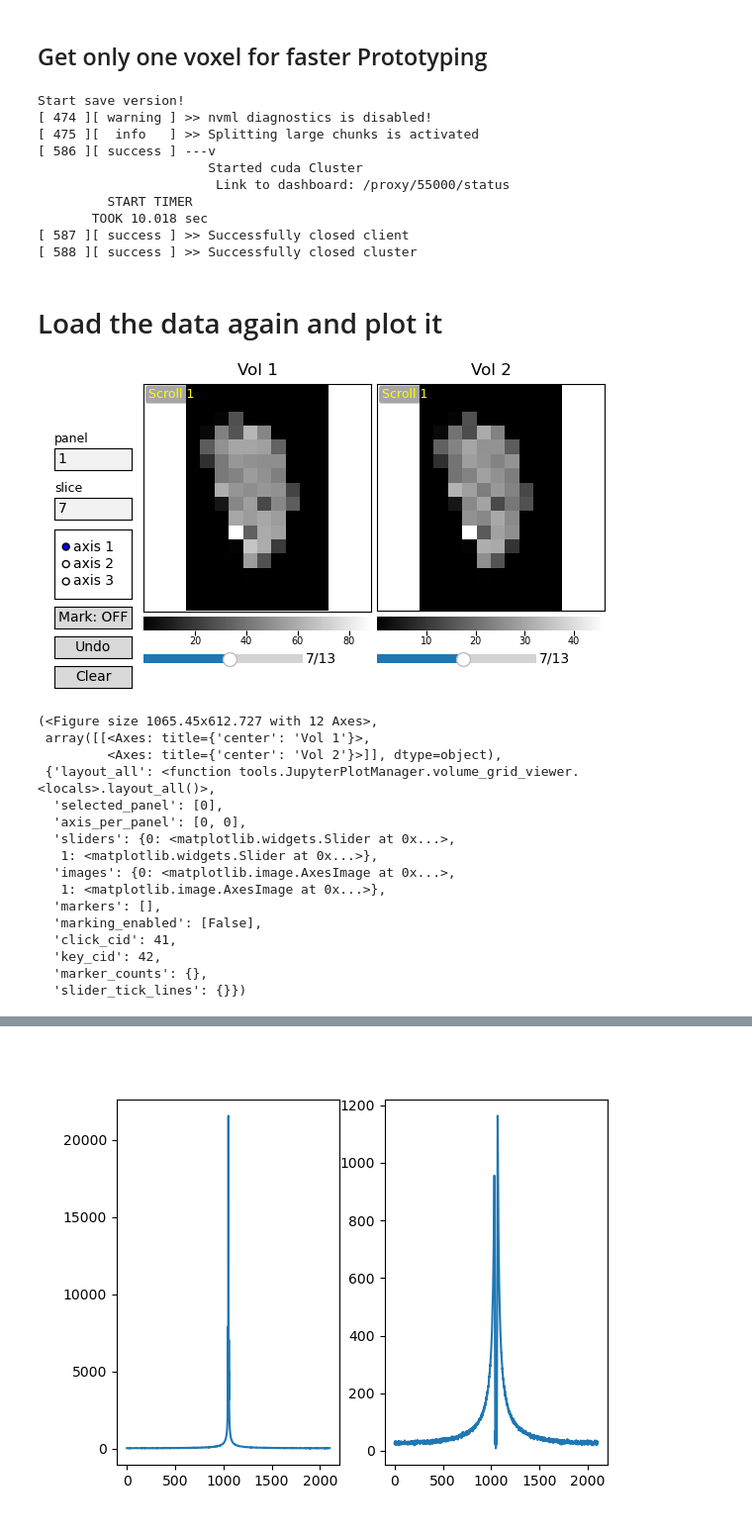
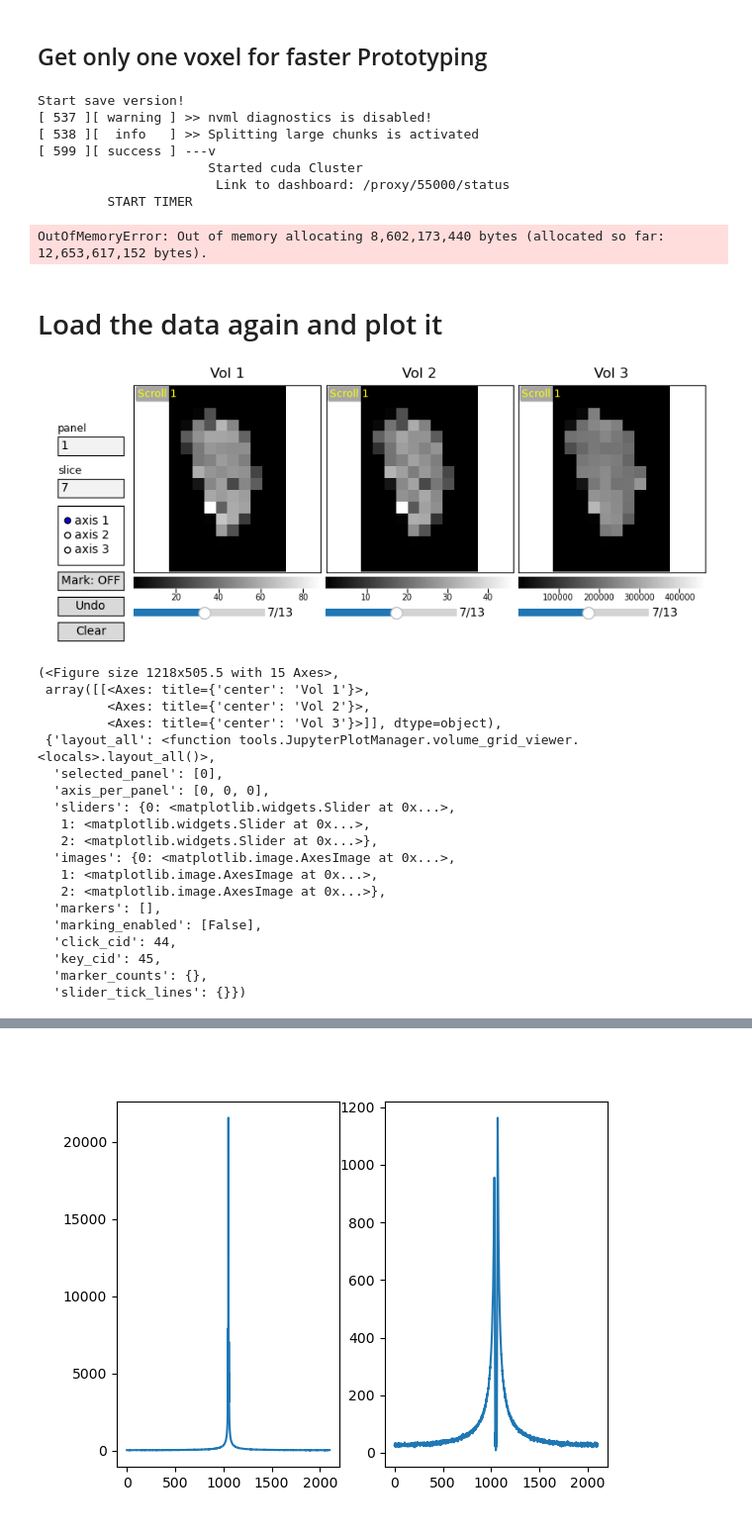
Before and after one commit to MRSI-HFMR-Group-Vienna/Synthetic_MRSI, a Jupyter notebook: code/main_notebook.ipynb, the cells around one changed output, grey strips where cells are left out. Shown at 99% size. Drawn from its saved outputs; the diff is of its cells as text; code cells hidden in the pictures.

```diff
--- a/code/main_notebook.ipynb
+++ b/code/main_notebook.ipynb
@@ -1251,7 +1531,7 @@ test_gpu = out
 from tools import DaskTools, GPUTools
 
 test_cpu = GPUTools.dask_map_blocks(test_gpu, device="cpu")
-test_cpu = DaskTools.to_zarr(test_cpu, path=os.path.join(configurator.data["checkpoints"], "zarr"), checkpoint_folder_name="checkpoint_out_test_22062026_first_withWET_only_random_water") #"checkpoint_out_test_21062026_first_noWET_test")
+test_cpu = DaskTools.to_zarr(test_cpu, path=os.path.join(configurator.data["checkpoints"], "zarr"), checkpoint_folder_name="checkpoint_out_test_23062026_withWET_quantitative_metabolites_and_water__longer_FID_length") #"checkpoint_out_test_21062026_first_noWET_test")
 test_cpu = test_cpu.compute()
 
 Console.stop_timer()
@@ -1261,15 +1541,13 @@ Console.stop_timer()
 cluster.close()
 # %% [output]
 Start save version!
-[ 474 ][ warning ] >> nvml diagnostics is disabled!
-[ 475 ][  info   ] >> Splitting large chunks is activated
-[ 586 ][ success ] ---v
+[ 537 ][ warning ] >> nvml diagnostics is disabled!
+[ 538 ][  info   ] >> Splitting large chunks is activated
+[ 599 ][ success ] ---v
                       Started cuda Cluster
                        Link to dashboard: /proxy/55000/status
          START TIMER
-       TOOK 10.018 sec
-[ 587 ][ success ] >> Successfully closed client
-[ 588 ][ success ] >> Successfully closed cluster
+OutOfMemoryError: Out of memory allocating 8,602,173,440 bytes (allocated so far: 12,653,617,152 bytes).
 # %% [markdown]
 # Load the data again and plot it
 # %%
@@ -1289,33 +1567,36 @@ Start save version!
 # %%
 import dask.array as da
 import file
 import os
 from tools import JupyterPlotManager
 
 #JupyterPlotManager.volume_grid_viewer(vols=[da.abs(load_data0[120,:,:,:]), da.abs(load_data1[120,:,:,:]), da.abs(load_data2[120,:,:,:]), da.abs(load_data3[120,:,:,:])], titles=["no B0, no noise", "with B0, no noise", "with B0, noise covariance", "with water"], rows=1, cols=4, cmap="viridis")
 
 load_data = da.from_zarr(os.path.join(configurator.data["checkpoints"], "zarr", "checkpoint_out_test_22062026_first_noWET_only_random_water"))#"checkpoint_out_test_22062026_first_noWET_only_water"))#"checkpoint_out_test_21062026_first_noWET_test"))
 load_data_WET = da.from_zarr(os.path.join(configurator.data["checkpoints"], "zarr", "checkpoint_out_test_22062026_first_withWET_only_random_water"))#"checkpoint_out_test_22062026_first_WET_only_water"))#"checkpoint_out_test_21062026_first_WET_multi_water_test"))#"checkpoint_out_test_21062026_first_WET_test2"))
+load_data_WET_quantitative = da.from_zarr(os.path.join(configurator.data["checkpoints"], "zarr", "checkpoint_out_test_23062026_withWET_quantitative_metabolites_and_water"))
 
 
-
-JupyterPlotManager.volume_grid_viewer(vols=[da.abs(load_data[2,:,:,:]), da.abs(load_data_WET[2,:,:,:])], rows=1, cols=2)
+JupyterPlotManager.volume_grid_viewer(vols=[da.abs(load_data[2,:,:,:]), da.abs(load_data_WET[2,:,:,:]), da.abs(load_data_WET_quantitative[2,:,:,:])], rows=1, cols=3)
 # %% [output]
-[figure, old version]
+[figure, new version]
-(<Figure size 1065.45x612.727 with 12 Axes>,
+(<Figure size 1218x505.5 with 15 Axes>,
  array([[<Axes: title={'center': 'Vol 1'}>,
-         <Axes: title={'center': 'Vol 2'}>]], dtype=object),
+         <Axes: title={'center': 'Vol 2'}>,
+         <Axes: title={'center': 'Vol 3'}>]], dtype=object),
  {'layout_all': <function tools.JupyterPlotManager.volume_grid_viewer.<locals>.layout_all()>,
   'selected_panel': [0],
-  'axis_per_panel': [0, 0],
+  'axis_per_panel': [0, 0, 0],
   'sliders': {0: <matplotlib.widgets.Slider at 0x...>,
-   1: <matplotlib.widgets.Slider at 0x...>},
+   1: <matplotlib.widgets.Slider at 0x...>,
+   2: <matplotlib.widgets.Slider at 0x...>},
   'images': {0: <matplotlib.image.AxesImage at 0x...>,
-   1: <matplotlib.image.AxesImage at 0x...>},
+   1: <matplotlib.image.AxesImage at 0x...>,
+   2: <matplotlib.image.AxesImage at 0x...>},
   'markers': [],
   'marking_enabled': [False],
-  'click_cid': 41,
-  'key_cid': 42,
+  'click_cid': 44,
+  'key_cid': 45,
   'marker_counts': {},
   'slider_tick_lines': {}})
 # %%
```
Also changed, not shown: parts of 54 cells of this notebook, 1 other file.
